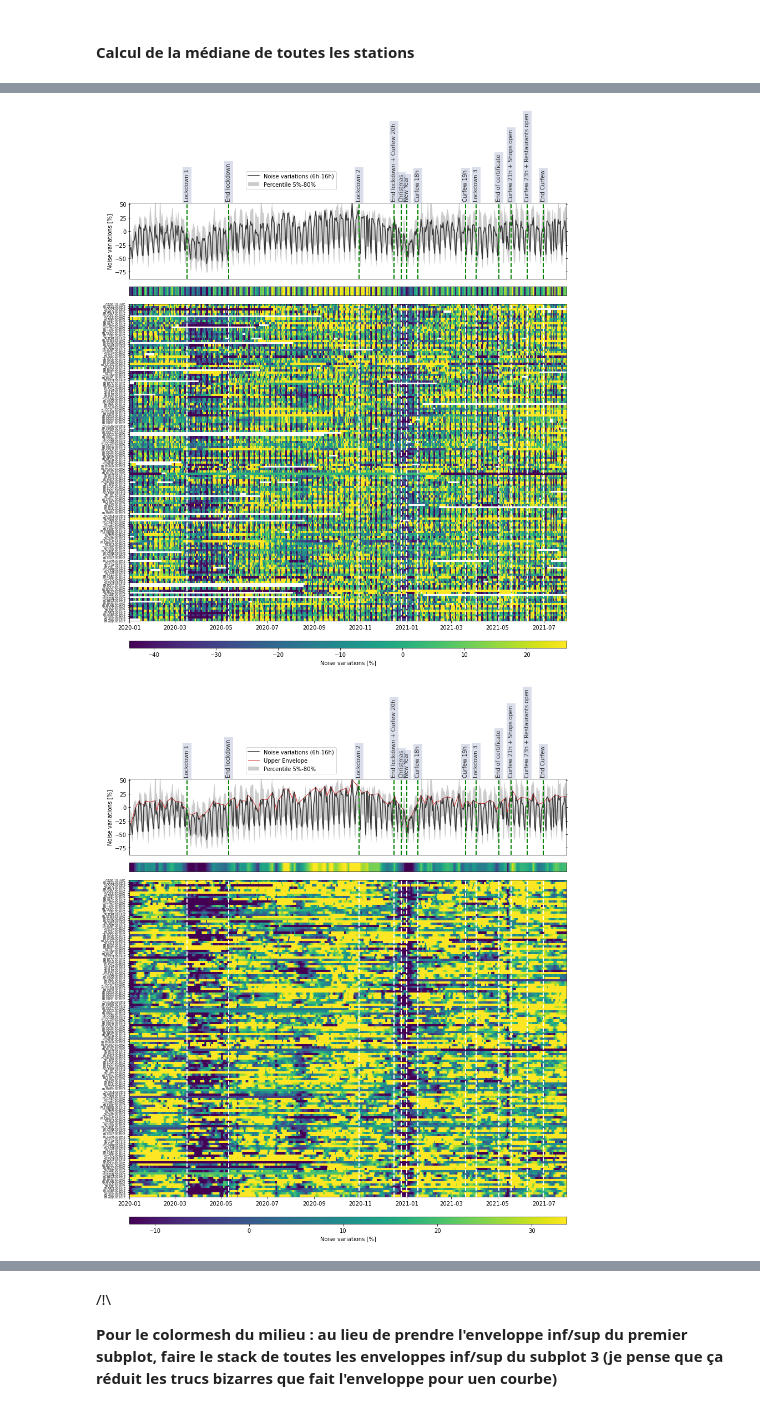
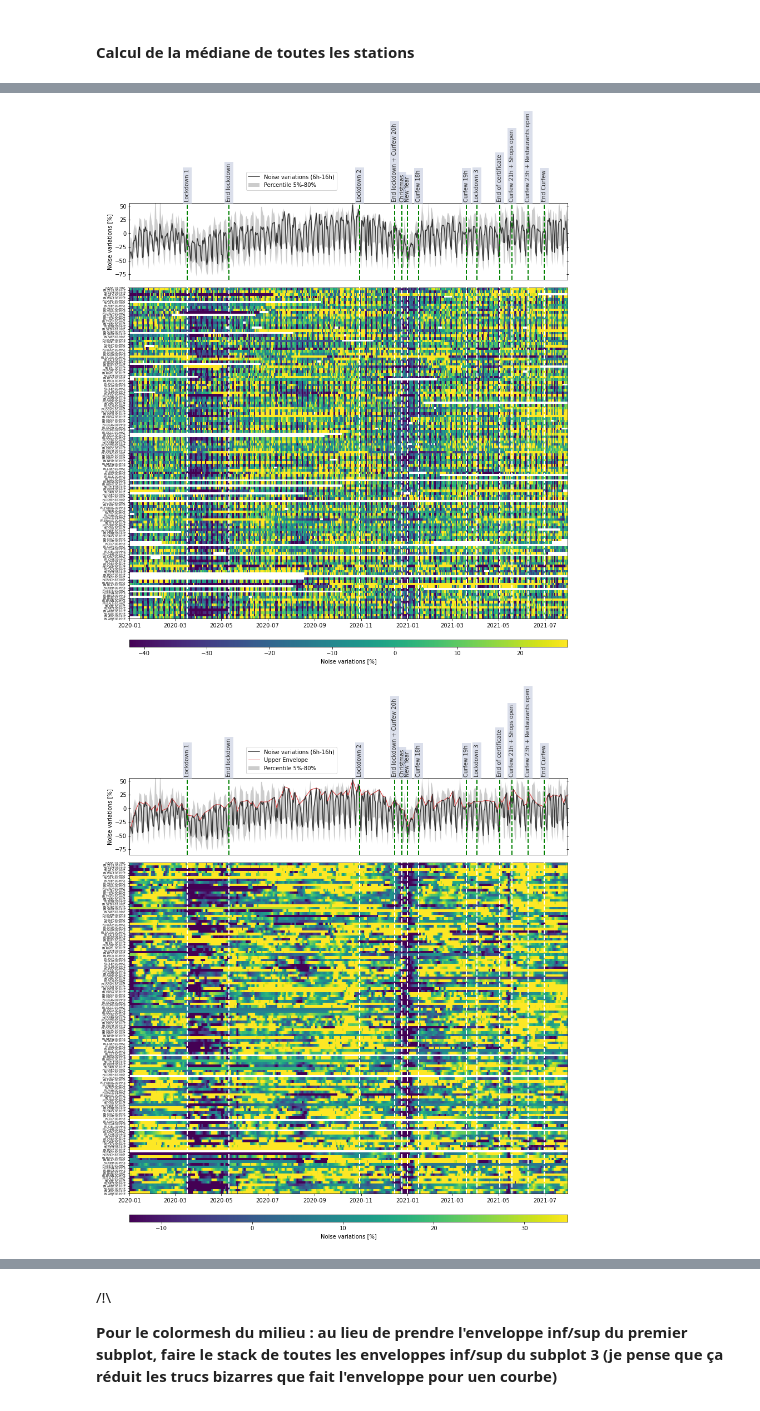
Before and after one commit to FlavienMattern/seismic-noise, a Jupyter notebook: fr_noise_overview.ipynb, the cells around one changed output, grey strips where cells are left out. Cells and saved outputs as stored; diff of their text form; code cells hidden in the pictures.

Commit message:
Correction de bugs et MAJ graphes

```diff
--- a/fr_noise_overview.ipynb
+++ b/fr_noise_overview.ipynb
@@ -213,8 +211,10 @@ med_var = np.zeros(np.shape(med_values))
 
 for i in range(np.shape(med_var)[0]):
     sub_list = med_values[i][:]
-    med_var[i][:] = (sub_list - np.nanmedian(sub_list))/np.nanmedian(sub_list) * 100
-
+    try:
+        med_var[i][:] = (sub_list - np.nanmedian(sub_list))/np.nanmedian(sub_list) * 100
+    except:
+        med_var[i][:] = sub_list
 
 perc_i = list()  # 5%
 perc_f = list()  # 80%
@@ -257,9 +257,13 @@ env_down_matrix = np.zeros(np.shape(med_var))
 
 for i in range(np.shape(med_var)[0]):
     sub_list = med_var[i][:]
-    env_down, env_up = enveloppe(dates, sub_list)
-    env_up_matrix[i][:] = env_up
-    env_down_matrix[i][:] = env_down
+    try:
+        env_down, env_up = enveloppe(dates, sub_list)
+        env_up_matrix[i][:] = env_up
+        env_down_matrix[i][:] = env_down
+    except:
+        env_up_matrix[i][:] = sub_list
+        env_down_matrix[i][:] = sub_list
 # %%
 # Signal à afficher
 signal_choice = "all" # "all", "env_up", "env_down"
@@ -316,40 +320,40 @@ for signal_choice in ["all", "env_up", "env_down"]:
 
 
     ### MEDIANE COLORMESH
-    plt.subplot(grid[5])
-    plt.tick_params(direction="inout", which="both", top=True, right=True)
+    # plt.subplot(grid[5])
+    # plt.tick_params(direction="inout", which="both", top=True, right=True)
     if signal_choice == "all":      array1D = noise_fr
     if signal_choice == "env_up":   array1D = enveloppe(dates, noise_fr)[1]
     if signal_choice == "env_down": array1D = enveloppe(dates, noise_fr)[0]
-    plt.pcolormesh(dates, [".", ""], [array1D, array1D])
-    plt.yticks([])
-    plt.xticks([])
+    # plt.pcolormesh(dates, [".", ""], [array1D, array1D])
+    # plt.yticks([])
+    # plt.xticks([])
     # plt.clim(cbar_lim)
-    plt.clim(np.quantile(array1D, 0.05), np.quantile(array1D, 0.95))
+    # plt.clim(np.quantile(array1D, 0.05), np.quantile(array1D, 0.95))
 
 
     ### DETAILS
-    plt.subplot(grid[6:])
+    plt.subplot(grid[5:])
     if signal_choice == "all":      array2D = med_var
     if signal_choice == "env_up":   array2D = env_up_matrix
     if signal_choice == "env_down": array2D = env_down_matrix
     plt.pcolormesh(dates, st_list, array2D)
     plt.tick_params(axis='y', labelsize=5)
 
     for n in range(len(dates_tags)):
         t_search = dates_tags[n]
         desc_search = desc_tags[n]
         t_text = t_search - pd.Timedelta("0 days")
         plt.axvline(t_search, ls="--", lw=2, color="white", zorder=10)   # Confinement 1
 
     # plt.clim(cbar_lim)
     plt.clim(np.quantile(array1D, 0.05), np.quantile(array1D, 0.95))
     plt.colorbar(orientation="horizontal", label='Noise variations [%]', pad=0.05, shrink=1, aspect=60)
     fig.tight_layout()
 
     folder = "RESULTS/FR/all_stations/{}Hz".format(freq_str)
     if not os.path.exists(folder): os.makedirs(folder)
     plt.savefig("{}/ts_day_details{}.png".format(folder, filename_suffix), dpi=150)
 # %% [output]
-[figure, old version]
+[figure, new version]
-[figure, old version]
+[figure, new version]
```
Also changed, not shown: parts of 6 cells of this notebook.
